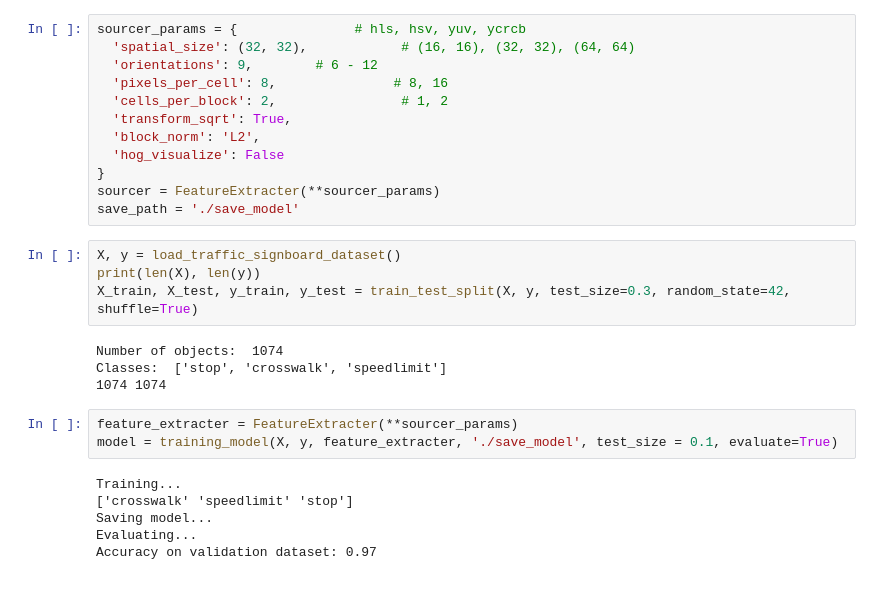
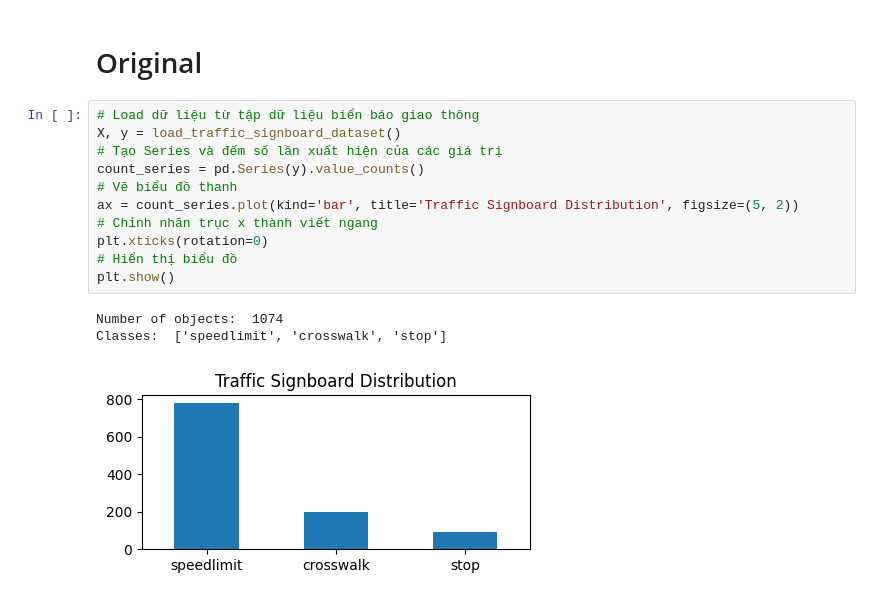
Before and after one commit to EbisuRyu/Vehicle-Detection-using-SVM-and-HOG, a Jupyter notebook: test_training.ipynb, the cells around one changed output. Drawn from its saved outputs; the diff is of its cells as text.

```diff
--- a/test_training.ipynb
+++ b/test_training.ipynb
@@ -14,29 +22,17 @@ import os
-# %%
-sourcer_params = {               # hls, hsv, yuv, ycrcb
-  'spatial_size': (32, 32),            # (16, 16), (32, 32), (64, 64)
-  'orientations': 9,        # 6 - 12
-  'pixels_per_cell': 8,               # 8, 16
-  'cells_per_block': 2,                # 1, 2
-  'transform_sqrt': True,
-  'block_norm': 'L2',
-  'hog_visualize': False
-}
-sourcer = FeatureExtracter(**sourcer_params)
-save_path = './save_model'
-# %%
-X, y = load_traffic_signboard_dataset()
-print(len(X), len(y))
-X_train, X_test, y_train, y_test = train_test_split(X, y, test_size=0.3, random_state=42, shuffle=True)
-# %% [output]
-Number of objects:  1074
-Classes:  ['stop', 'crosswalk', 'speedlimit']
-1074 1074
-# %%
-feature_extracter = FeatureExtracter(**sourcer_params)
-model = training_model(X, y, feature_extracter, './save_model', test_size = 0.1, evaluate=True)
-# %% [output]
-Training...
-['crosswalk' 'speedlimit' 'stop']
-Saving model...
-Evaluating...
-Accuracy on validation dataset: 0.97
+# %% [markdown]
+# Original
+# %%
+# Load dữ liệu từ tập dữ liệu biển báo giao thông
+X, y = load_traffic_signboard_dataset()
+# Tạo Series và đếm số lần xuất hiện của các giá trị
+count_series = pd.Series(y).value_counts()
+# Vẽ biểu đồ thanh
+ax = count_series.plot(kind='bar', title='Traffic Signboard Distribution', figsize=(5, 2))
+# Chỉnh nhãn trục x thành viết ngang
+plt.xticks(rotation=0)
+# Hiển thị biểu đồ
+plt.show()
+# %% [output]
+Number of objects:  1074
+Classes:  ['speedlimit', 'crosswalk', 'stop']
+[figure, added]
```
Also changed, not shown: parts of 28 cells of this notebook, 26 other files.
